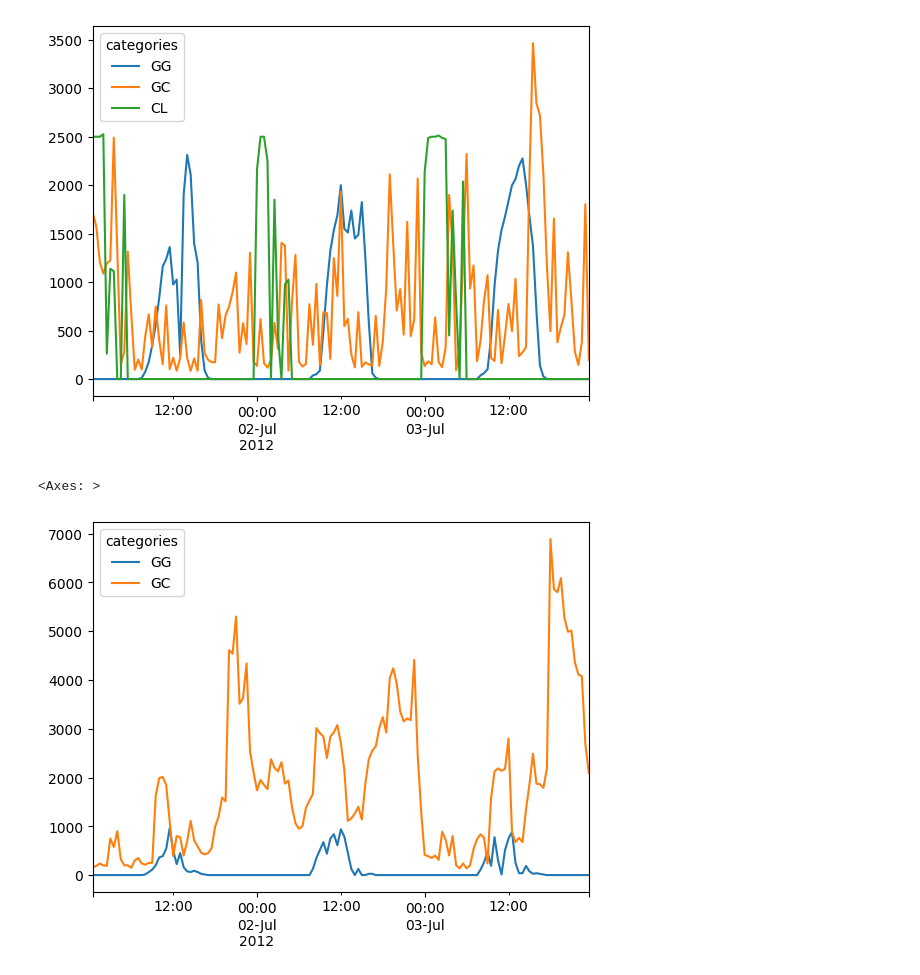
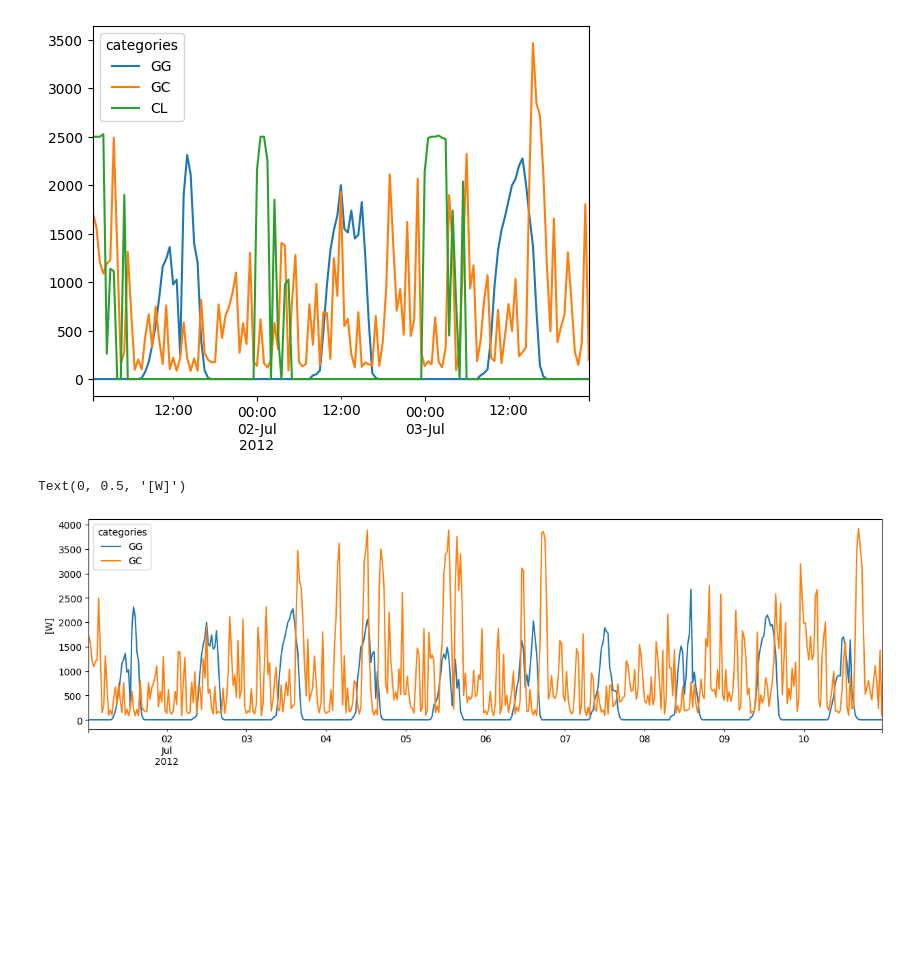
Before and after one commit to JunwookHeo/etc_project, a Jupyter notebook: proc_auggrid/preprocess_ausgrid_data.ipynb, the cells around one changed output. Drawn from its saved outputs; the diff is of its cells as text; code cells hidden in the pictures; blank space fills up the shorter version.

```diff
--- a/proc_auggrid/preprocess_ausgrid_data.ipynb
+++ b/proc_auggrid/preprocess_ausgrid_data.ipynb
@@ -239,8 +241,9 @@ import matplotlib.dates as mdates
 ax = df[1]['2012-07-01':'2012-07-03'].plot()
 # %% [output]
 [figure]
-# %%
-df[100]['2012-07-01':'2012-07-03'].plot()
-# %% [output]
-<Axes: >
-[figure, removed]
+# %%
+ax = df[1][['GG', 'GC']]['2012-07-01':'2012-07-10'].plot(figsize=(15,4))
+ax.set_ylabel('[W]')
+# %% [output]
+Text(0, 0.5, '[W]')
+[figure, added]
```
Also changed, not shown: parts of 1 cell of this notebook, 1 other file.
